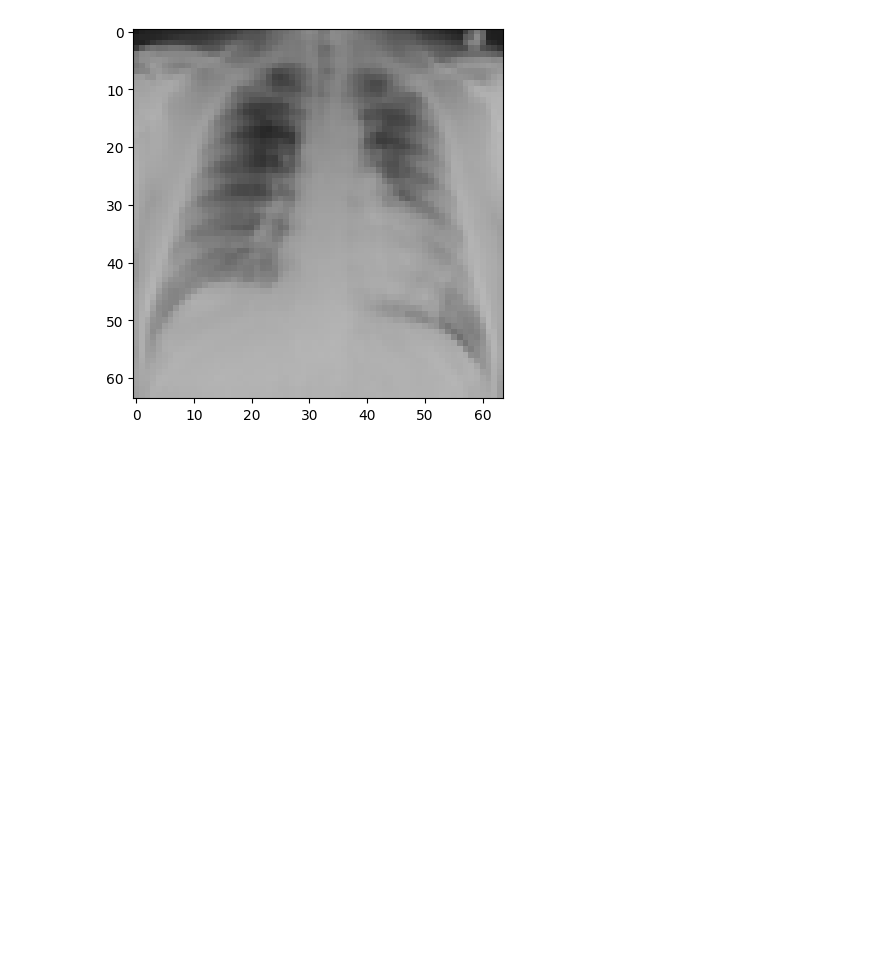
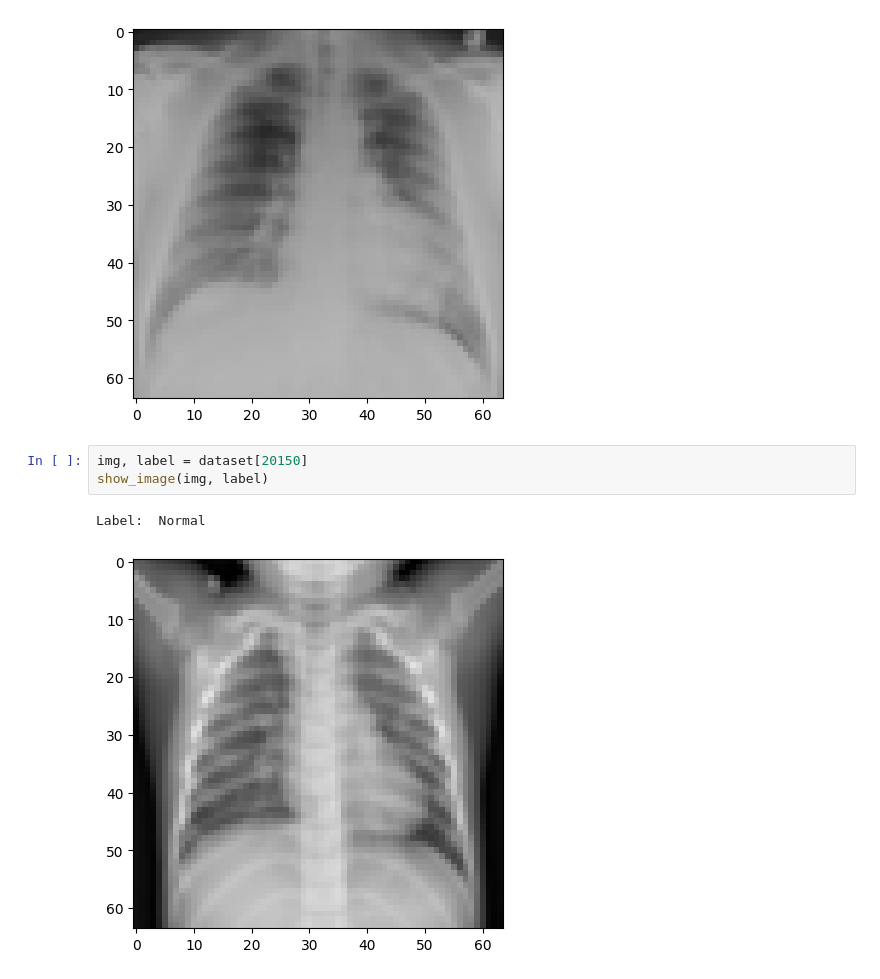
Before and after one commit to saadur1998/COVID-DETECTION, a Jupyter notebook: CovidData_training.ipynb, the cells around one changed output. Cells and saved outputs as stored; diff of their text form; blank space fills up the shorter version.

```diff
--- a/CovidData_training.ipynb
+++ b/CovidData_training.ipynb
@@ -58,3 +58,9 @@ show_image(img, label)
 # %% [output]
 Label:  COVID
 [figure]
+# %%
+img, label = dataset[20150]
+show_image(img, label)
+# %% [output]
+Label:  Normal
+[figure, added]
```
Also changed, not shown: parts of 9 cells of this notebook.
